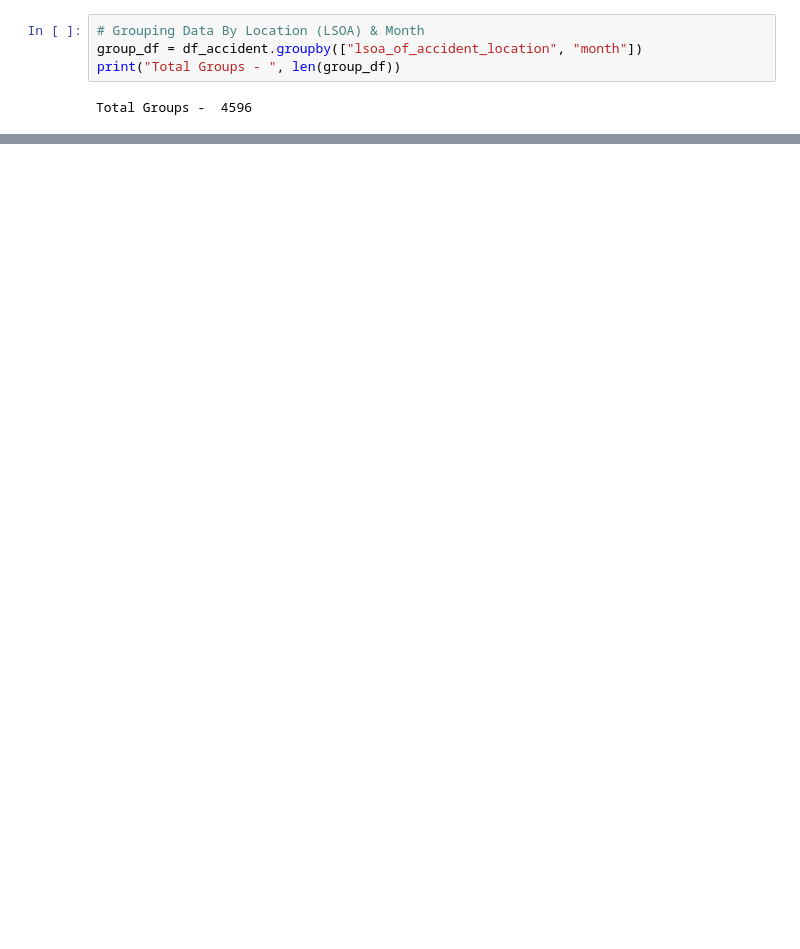
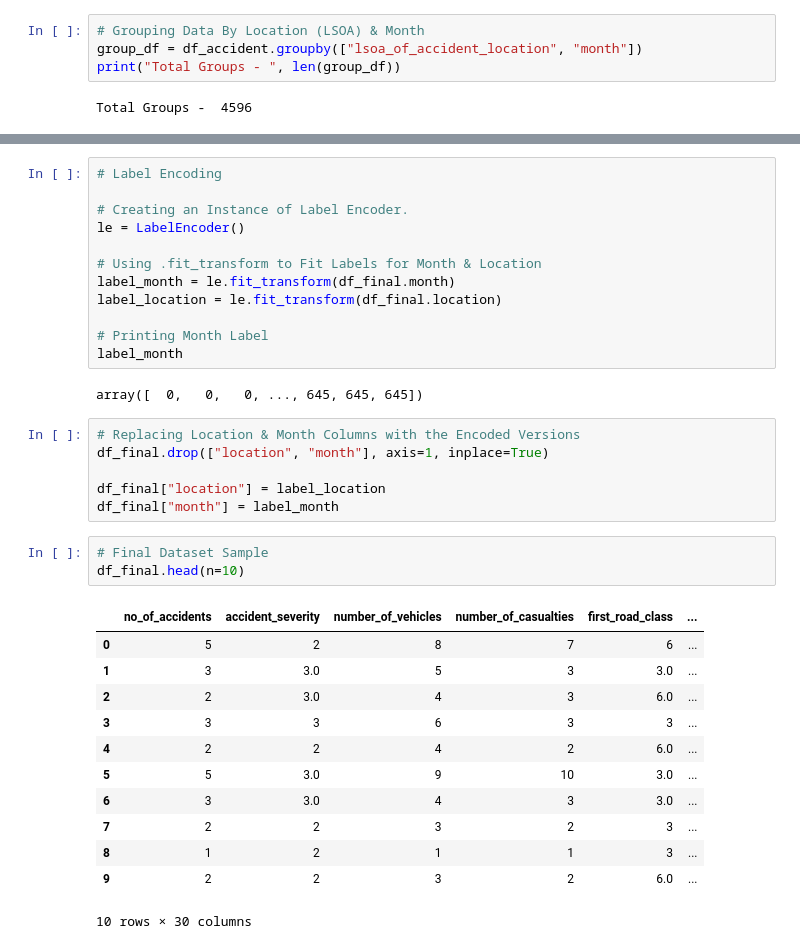
Before and after one commit to AliAkolade/RoadSafetyDataAnalysis, a Jupyter notebook: RoadSafetyDataAnalysis.ipynb, the cells around one changed output, grey strips where cells are left out. Cells and saved outputs as stored; diff of their text form; blank space fills up the shorter version.

```diff
--- a/RoadSafetyDataAnalysis.ipynb
+++ b/RoadSafetyDataAnalysis.ipynb
@@ -258,0 +275,36 @@ df_final.head()
+# %%
+# Label Encoding
+
+# Creating an Instance of Label Encoder.
+le = LabelEncoder()
+
+# Using .fit_transform to Fit Labels for Month & Location
+label_month = le.fit_transform(df_final.month)
+label_location = le.fit_transform(df_final.location)
+
+# Printing Month Label
+label_month
+# %% [output]
+array([  0,   0,   0, ..., 645, 645, 645])
+# %%
+# Replacing Location & Month Columns with the Encoded Versions
+df_final.drop(["location", "month"], axis=1, inplace=True)
+
+df_final["location"] = label_location
+df_final["month"] = label_month
+# %%
+# Final Dataset Sample
+df_final.head(n=10)
+# %% [output]
+|  | no_of_accidents | accident_severity | number_of_vehicles | number_of_casualties | first_road_class | ... |
+| 0 | 5 | 2 | 8 | 7 | 6 | ... |
+| 1 | 3 | 3.0 | 5 | 3 | 3.0 | ... |
+| 2 | 2 | 3.0 | 4 | 3 | 6.0 | ... |
+| 3 | 3 | 3 | 6 | 3 | 3 | ... |
+| 4 | 2 | 2 | 4 | 2 | 6.0 | ... |
+| 5 | 5 | 3.0 | 9 | 10 | 3.0 | ... |
+| 6 | 3 | 3.0 | 4 | 3 | 3.0 | ... |
+| 7 | 2 | 2 | 3 | 2 | 3 | ... |
+| 8 | 1 | 2 | 1 | 1 | 3 | ... |
+| 9 | 2 | 2 | 3 | 2 | 6.0 | ... |
+10 rows × 30 columns
```
Also changed, not shown: parts of 9 cells of this notebook.
